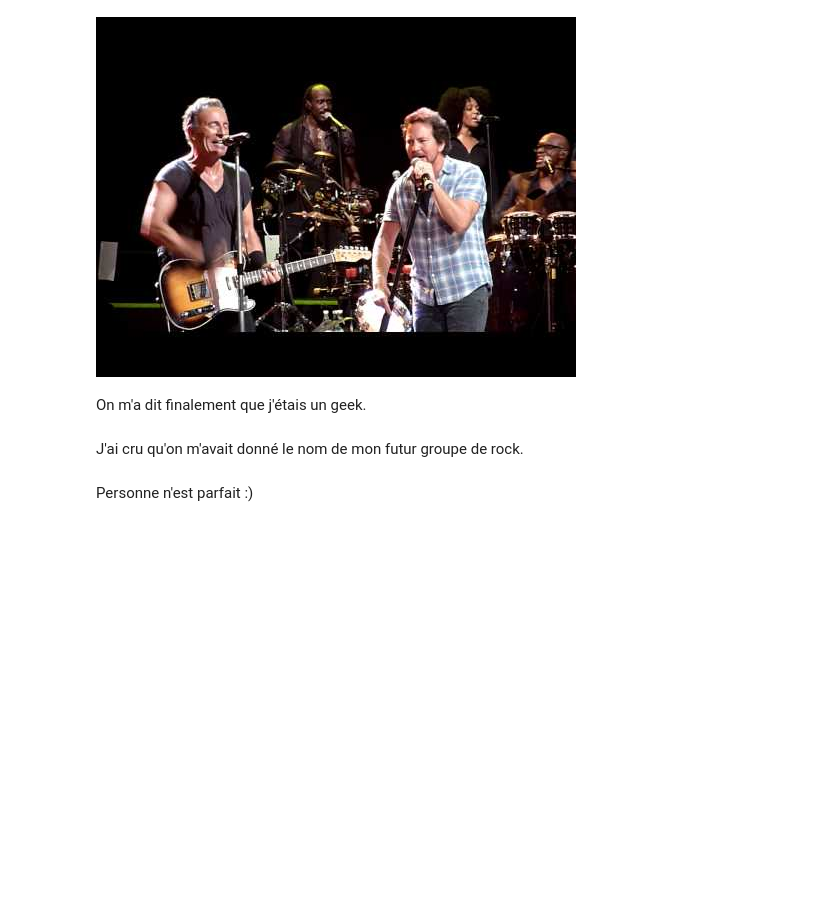
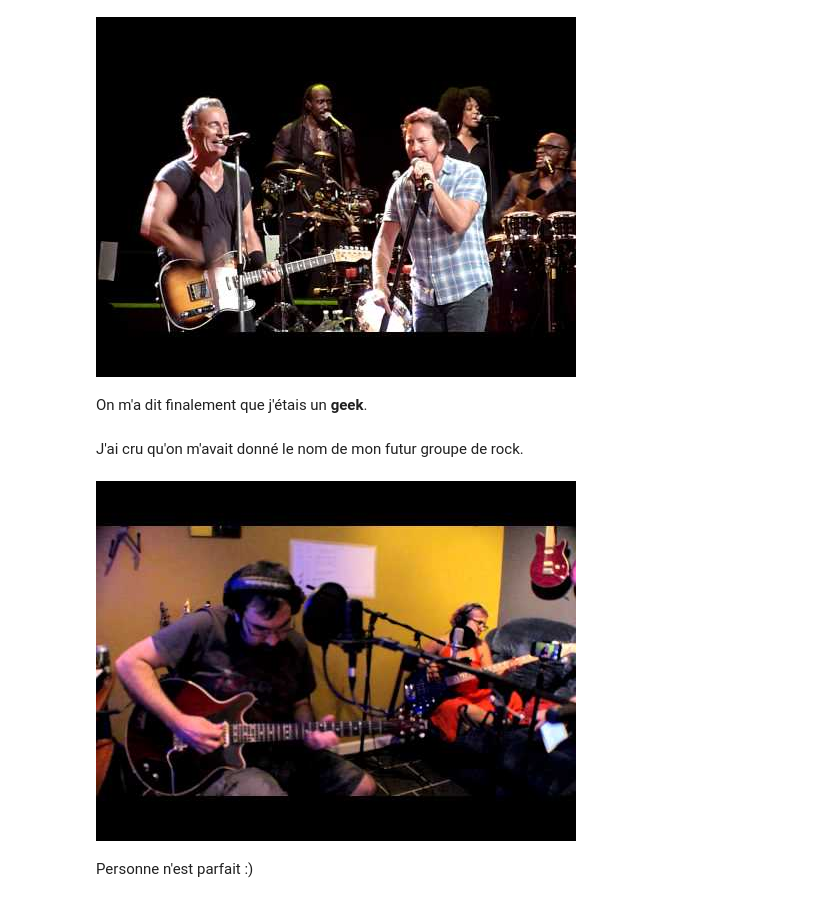
Before and after one commit to sdpython/jupytalk, a Jupyter notebook: _doc/notebooks/2017/ensae/2017_1a_ensae_nocture.ipynb, the cells around one changed output. Drawn from its saved outputs; the diff is of its cells as text; code cells hidden in the pictures; blank space fills up the shorter version.

```diff
--- a/_doc/notebooks/2017/ensae/2017_1a_ensae_nocture.ipynb
+++ b/_doc/notebooks/2017/ensae/2017_1a_ensae_nocture.ipynb
@@ -38,8 +50,12 @@ YouTubeVideo("s25WLbQKMCU")
 # %% [output]
 [figure]
 # %% [markdown]
-On m'a dit finalement que j'étais un geek.
+On m'a dit finalement que j'étais un **geek**.
 # %% [markdown]
 J'ai cru qu'on m'avait donné le nom de mon futur groupe de rock.
+# %%
+YouTubeVideo("Q9_2bOzWLSw")
+# %% [output]
+[figure, added]
 # %% [markdown]
 Personne n'est parfait :)
```
Also changed, not shown: parts of 16 cells of this notebook, 1 other file.
